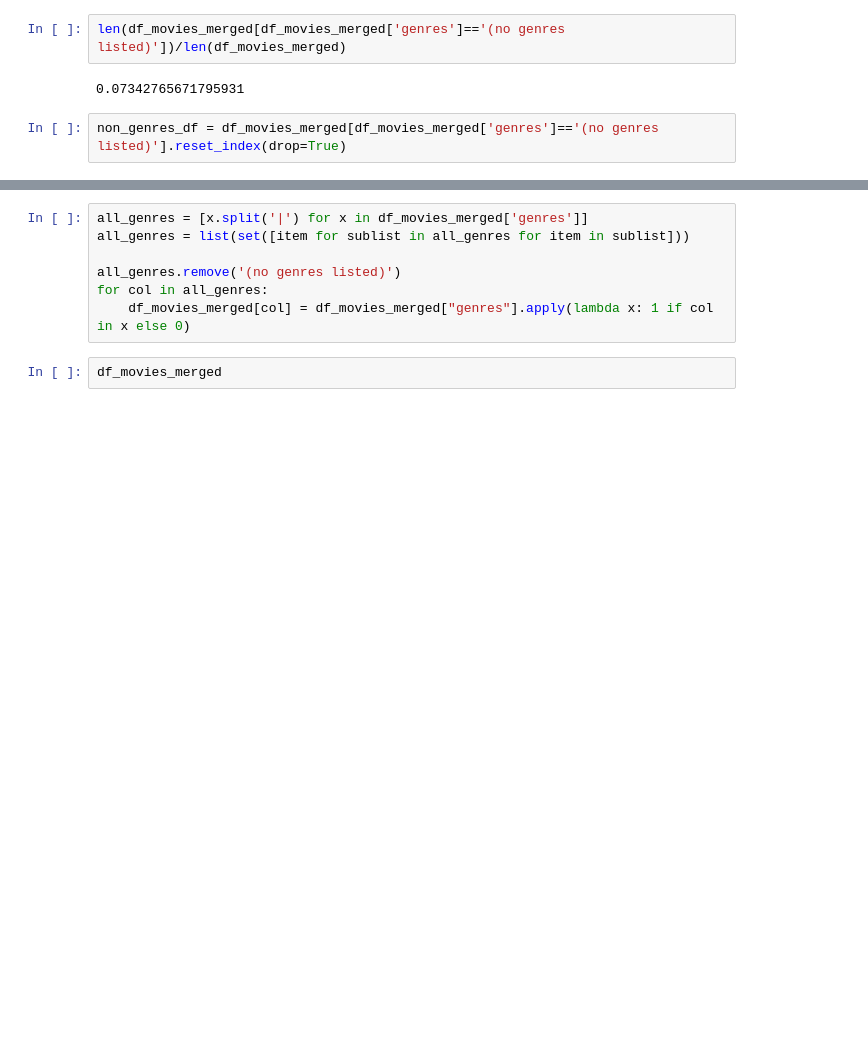
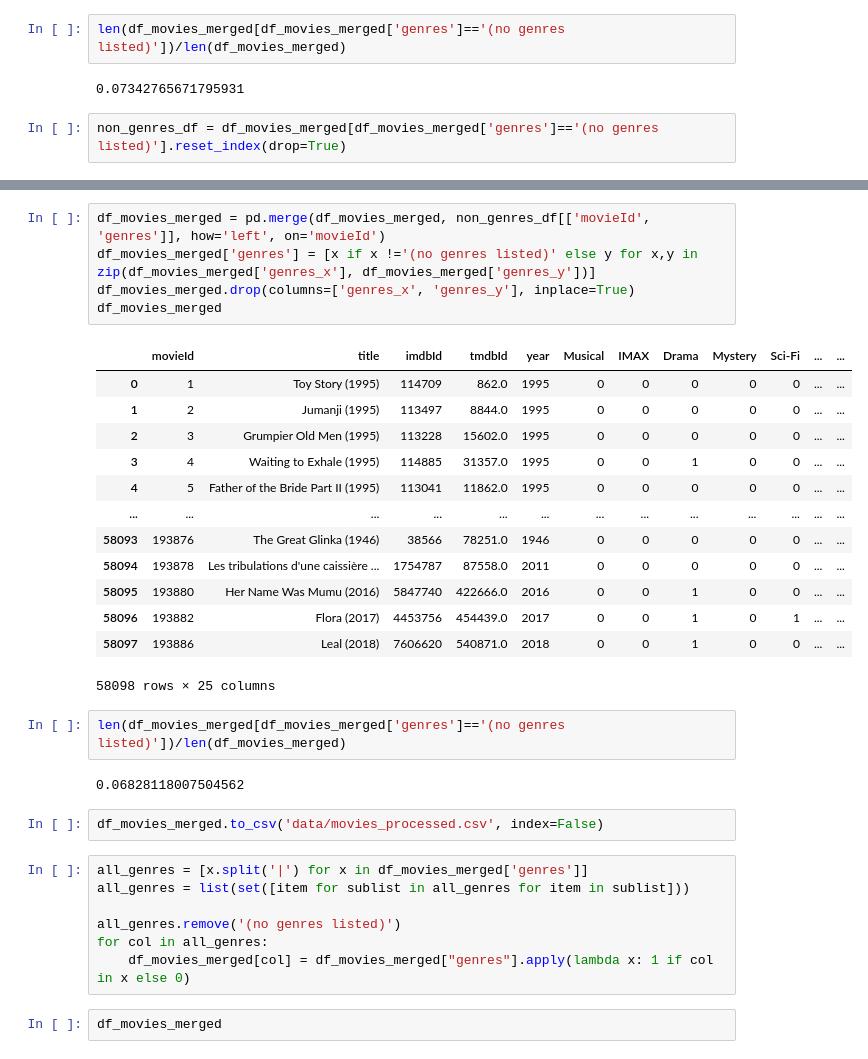
Before and after one commit to swynml/movie_rating_model, a Jupyter notebook: experiments.ipynb, the cells around one changed output, grey strips where cells are left out. Cells and saved outputs as stored; diff of their text form; blank space fills up the shorter version.

Commit message:
genres updatee

```diff
--- a/experiments.ipynb
+++ b/experiments.ipynb
@@ -105,3 +103,28 @@ for i in tqdm(range(len(non_genres_df))):
+# %%
+df_movies_merged = pd.merge(df_movies_merged, non_genres_df[['movieId', 'genres']], how='left', on='movieId')
+df_movies_merged['genres'] = [x if x !='(no genres listed)' else y for x,y in zip(df_movies_merged['genres_x'], df_movies_merged['genres_y'])]
+df_movies_merged.drop(columns=['genres_x', 'genres_y'], inplace=True)
+df_movies_merged
+# %% [output]
+|  | movieId | title | imdbId | tmdbId | year | Musical | IMAX | Drama | Mystery | Sci-Fi | ... | ... |
+| 0 | 1 | Toy Story (1995) | 114709 | 862.0 | 1995 | 0 | 0 | 0 | 0 | 0 | ... | ... |
+| 1 | 2 | Jumanji (1995) | 113497 | 8844.0 | 1995 | 0 | 0 | 0 | 0 | 0 | ... | ... |
+| 2 | 3 | Grumpier Old Men (1995) | 113228 | 15602.0 | 1995 | 0 | 0 | 0 | 0 | 0 | ... | ... |
+| 3 | 4 | Waiting to Exhale (1995) | 114885 | 31357.0 | 1995 | 0 | 0 | 1 | 0 | 0 | ... | ... |
+| 4 | 5 | Father of the Bride Part II (1995) | 113041 | 11862.0 | 1995 | 0 | 0 | 0 | 0 | 0 | ... | ... |
+| ... | ... | ... | ... | ... | ... | ... | ... | ... | ... | ... | ... | ... |
+| 58093 | 193876 | The Great Glinka (1946) | 38566 | 78251.0 | 1946 | 0 | 0 | 0 | 0 | 0 | ... | ... |
+| 58094 | 193878 | Les tribulations d'une caissière ... | 1754787 | 87558.0 | 2011 | 0 | 0 | 0 | 0 | 0 | ... | ... |
+| 58095 | 193880 | Her Name Was Mumu (2016) | 5847740 | 422666.0 | 2016 | 0 | 0 | 1 | 0 | 0 | ... | ... |
+| 58096 | 193882 | Flora (2017) | 4453756 | 454439.0 | 2017 | 0 | 0 | 1 | 0 | 1 | ... | ... |
+| 58097 | 193886 | Leal (2018) | 7606620 | 540871.0 | 2018 | 0 | 0 | 1 | 0 | 0 | ... | ... |
+58098 rows × 25 columns
+# %%
+len(df_movies_merged[df_movies_merged['genres']=='(no genres listed)'])/len(df_movies_merged)
+# %% [output]
+0.06828118007504562
+# %%
+df_movies_merged.to_csv('data/movies_processed.csv', index=False)
 # %%
 all_genres = [x.split('|') for x in df_movies_merged['genres']]
 all_genres = list(set([item for sublist in all_genres for item in sublist]))
```
Also changed, not shown: parts of 1 cell of this notebook.
